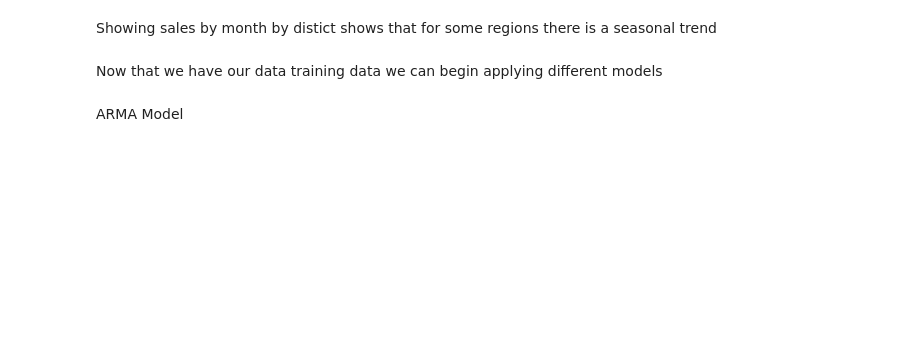
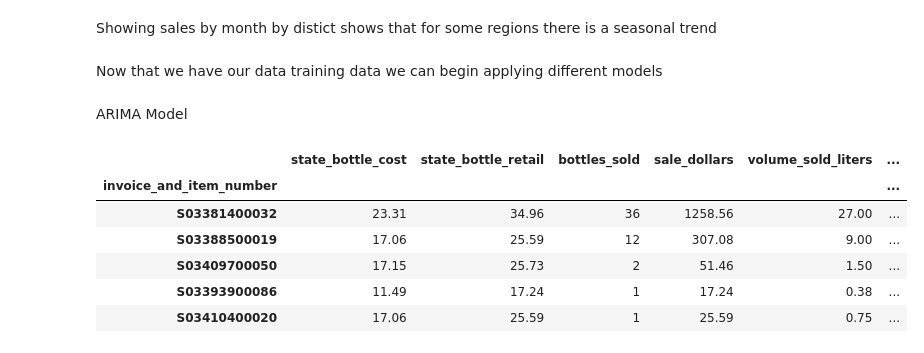
Before and after one commit to JonHaz/Capstone-2-LVMH-Sales-in-Iowa, a Jupyter notebook: LVMH_Capstone_Two_Modeling.ipynb, the cells around one changed output. Saved outputs shown, nothing was run; the diff lists cells and outputs as text; code cells hidden in the pictures; blank space fills up the shorter version.

```diff
--- a/LVMH_Capstone_Two_Modeling.ipynb
+++ b/LVMH_Capstone_Two_Modeling.ipynb
@@ -277,4 +298,15 @@ X_train, X_test, y_train, y_test = train_test_split(X, y,test_size=test_size, sh
 # %% [markdown]
 Now that we have our data training data we can begin applying different models
 # %% [markdown]
-ARMA Model
+ARIMA Model
+# %%
+# I don not need all of these fields for an ARIMA Model so I going to create a new dataset
+df.head()
+# %% [output]
+|  | state_bottle_cost | state_bottle_retail | bottles_sold | sale_dollars | volume_sold_liters | ... |
+| invoice_and_item_number |  |  |  |  |  | ... |
+| S03381400032 | 23.31 | 34.96 | 36 | 1258.56 | 27.00 | ... |
+| S03388500019 | 17.06 | 25.59 | 12 | 307.08 | 9.00 | ... |
+| S03409700050 | 17.15 | 25.73 | 2 | 51.46 | 1.50 | ... |
+| S03393900086 | 11.49 | 17.24 | 1 | 17.24 | 0.38 | ... |
+| S03410400020 | 17.06 | 25.59 | 1 | 25.59 | 0.75 | ... |
```
Also changed, not shown: parts of 18 cells of this notebook.
